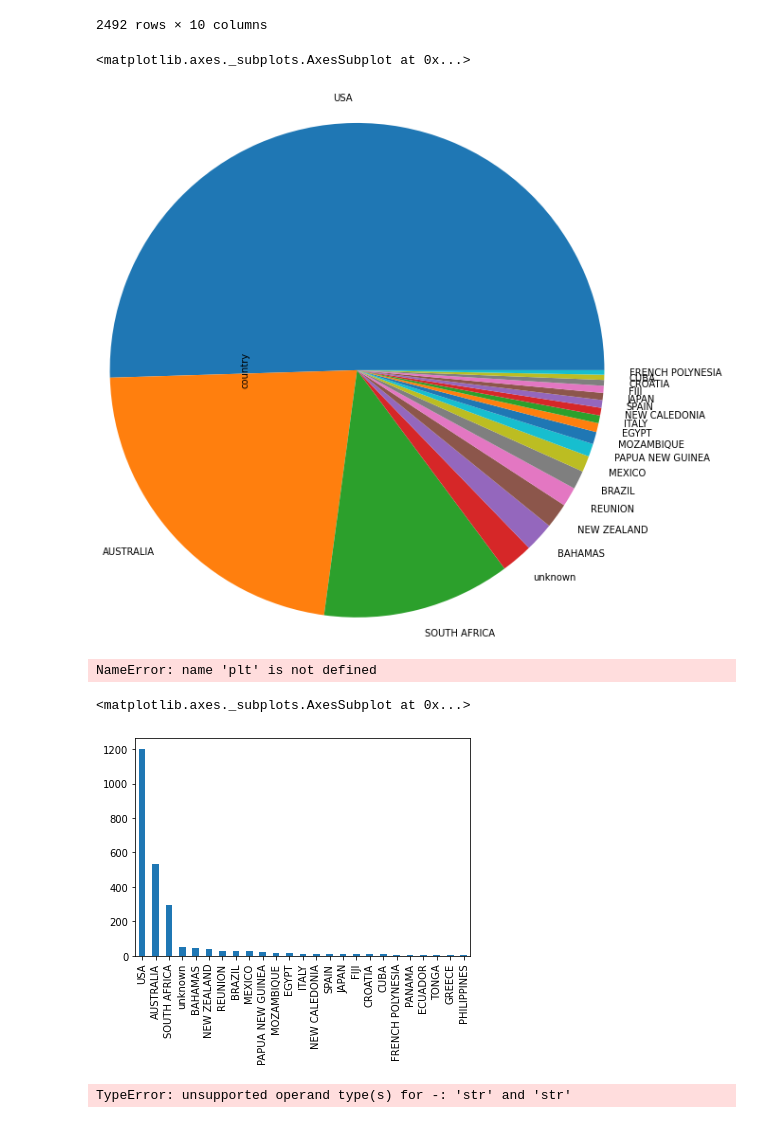
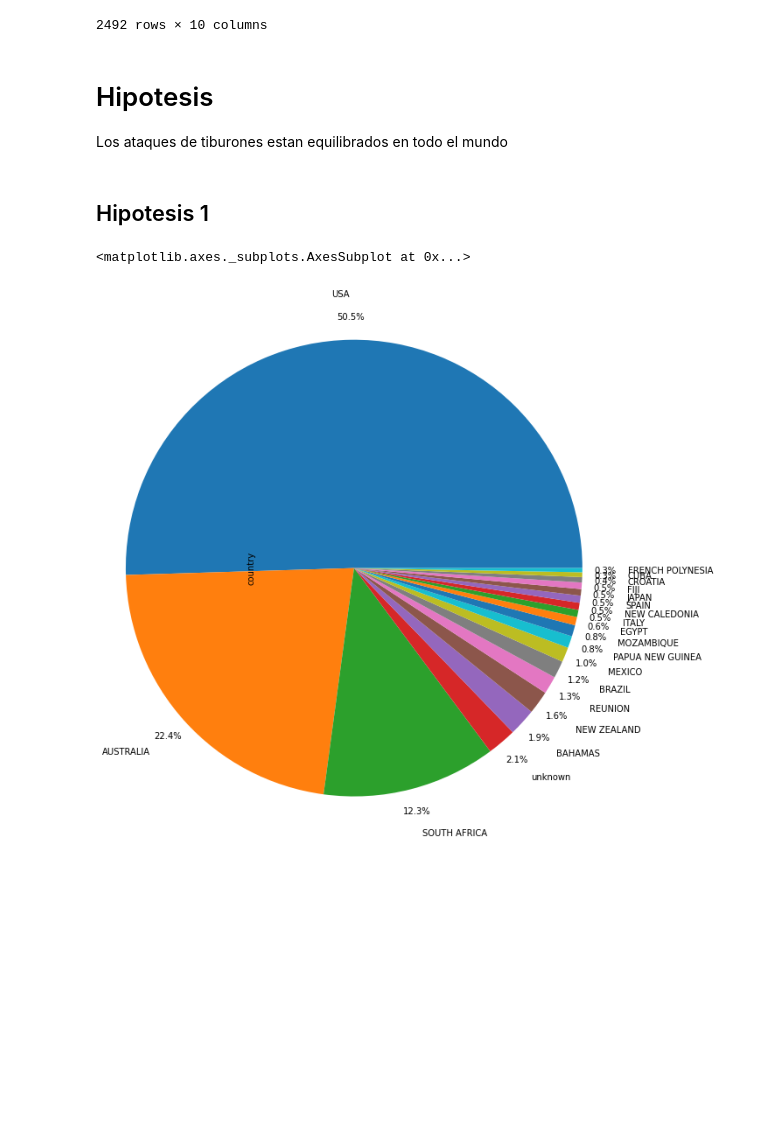
Before and after one commit to WHYTEWYLL/shark_attack, a Jupyter notebook: Analisis.ipynb, the cells around one changed output. Saved outputs shown, nothing was run; the diff lists cells and outputs as text; code cells hidden in the pictures; blank space fills up the shorter version.

```diff
--- a/Analisis.ipynb
+++ b/Analisis.ipynb
@@ -21,20 +22,16 @@ df
 | 2490 | Feb | 1852 | Unprovoked | SOUTH AFRICA | NaN | M | 0 | FATAL. All of the women & childre... | Fatal | Evening |
 | 2491 | Jan | 1837 | Unprovoked | AUSTRALIA | Others | M | 12 | FATAL Injured by shark, died of t... | Fatal | Evening |
 2492 rows × 10 columns
+# %% [markdown]
+# Hipotesis
+
+Los ataques de tiburones estan equilibrados en todo el mundo
+# %% [markdown]
+## Hipotesis 1
 # %%
 %matplotlib inline
 
-df.country.value_counts()[:20].plot.pie(radius=3)
+df.country.value_counts()[:20].plot.pie(radius=3,pctdistance=1.1,labeldistance=1.2, autopct='%1.1f%%')
 # %% [output]
 <matplotlib.axes._subplots.AxesSubplot at 0x...>
-[figure, old version]
+[figure, new version]
-# %%
-%matplotlib inline
-plt.bar(df.country.value_counts(),df.type)
-# %% [output]
-NameError: name 'plt' is not defined
-# %%
-df.country.value_counts()[:25].plot.bar()
-# %% [output]
-<matplotlib.axes._subplots.AxesSubplot at 0x...>
-[figure, removed]
@@ -43,4 +37,0 @@ lol=df[["type","country"]]
-# %%
-lol.type=pd.qcut(lol.type,2)
-# %% [output]
-TypeError: unsupported operand type(s) for -: 'str' and 'str'
```
Also changed, not shown: parts of 11 cells of this notebook, 2 other files.
